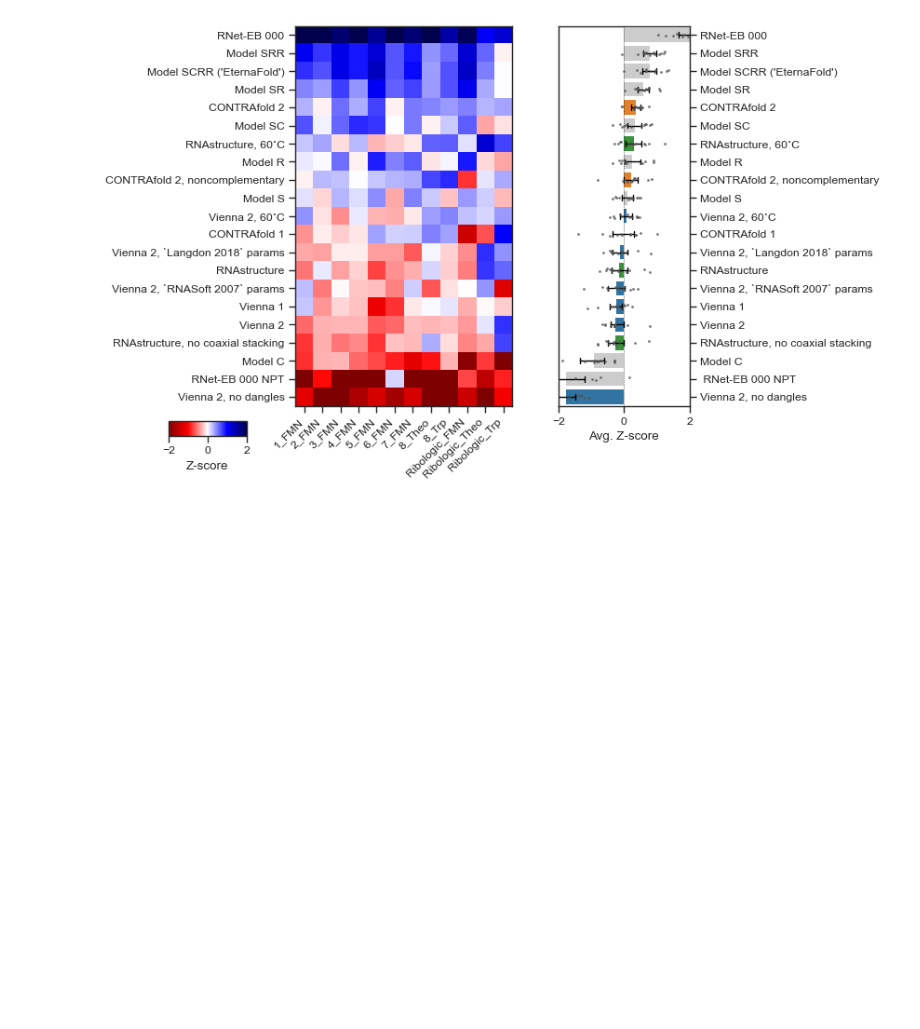
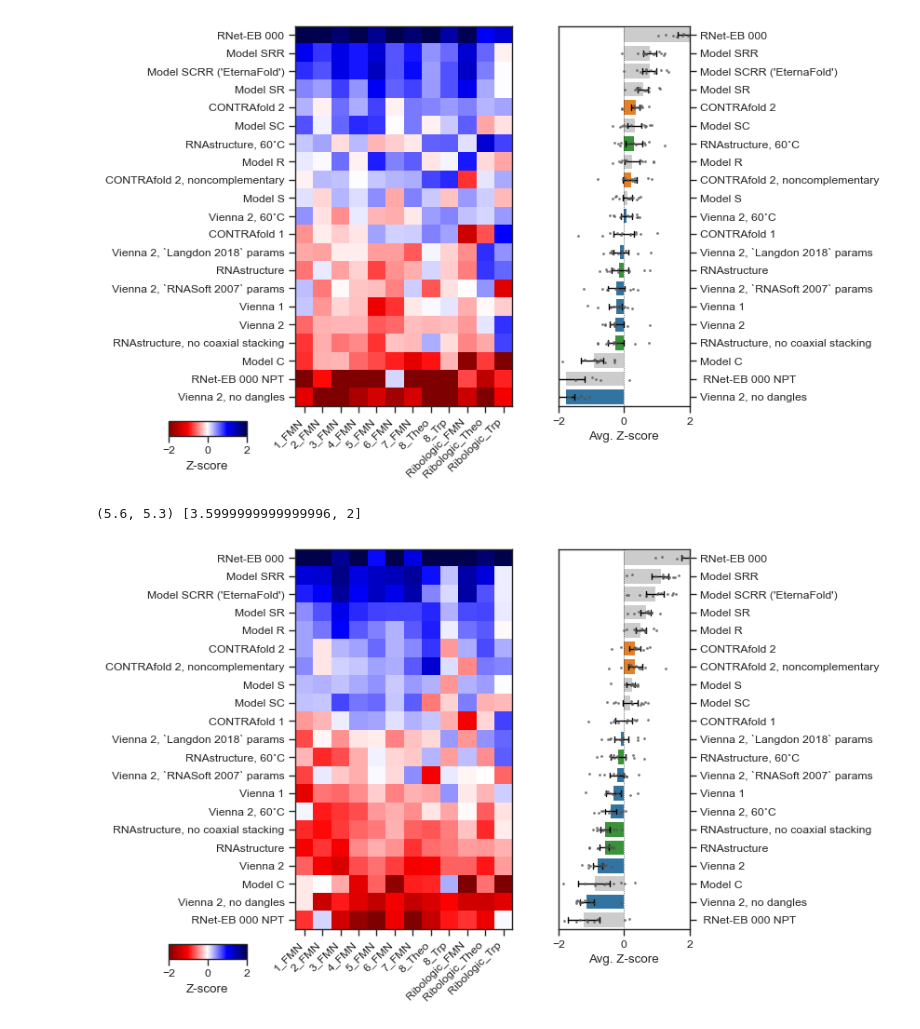
Before and after one commit to georgiagracetully/RNET-EB, a Jupyter notebook: eval/3_EternaFold_TestSets.ipynb, the cells around one changed output. Cells and saved outputs as stored; diff of their text form; code cells hidden in the pictures; blank space fills up the shorter version.

```diff
--- a/eval/3_EternaFold_TestSets.ipynb
+++ b/eval/3_EternaFold_TestSets.ipynb
@@ -156,3 +154,12 @@ savefig('FIGURES/3/Figure_3D_replicate_with_RNet_EB_000.pdf',bbox_inches='tight'
 # %% [output]
 (5.6, 5.3) [3.5999999999999996, 2]
 [figure]
+# %%
+#zscores = pd.read_csv(os.environ['ETERNABENCH_PATH']+'/scoring_data/RS_bps_pearson_zscores_Fig3_efold_testset.csv')
+zscores = pd.read_csv(os.environ['ETERNABENCH_PATH']+'/scoring_data/RS_lig_assessment_with_rnet_eb_000_and_NPT_pearson_zscores_by_Dataset.csv')
+
+eb.plot.ranked_heatmap(zscores, vmin=-2, vmax=2,size=2)
+savefig('FIGURES/3/Figure_3D_replicate_with_RNet_EB_lig_000.pdf',bbox_inches='tight')
+# %% [output]
+(5.6, 5.3) [3.5999999999999996, 2]
+[figure, added]
```
Also changed, not shown: parts of 2 cells of this notebook, 11 other files.
